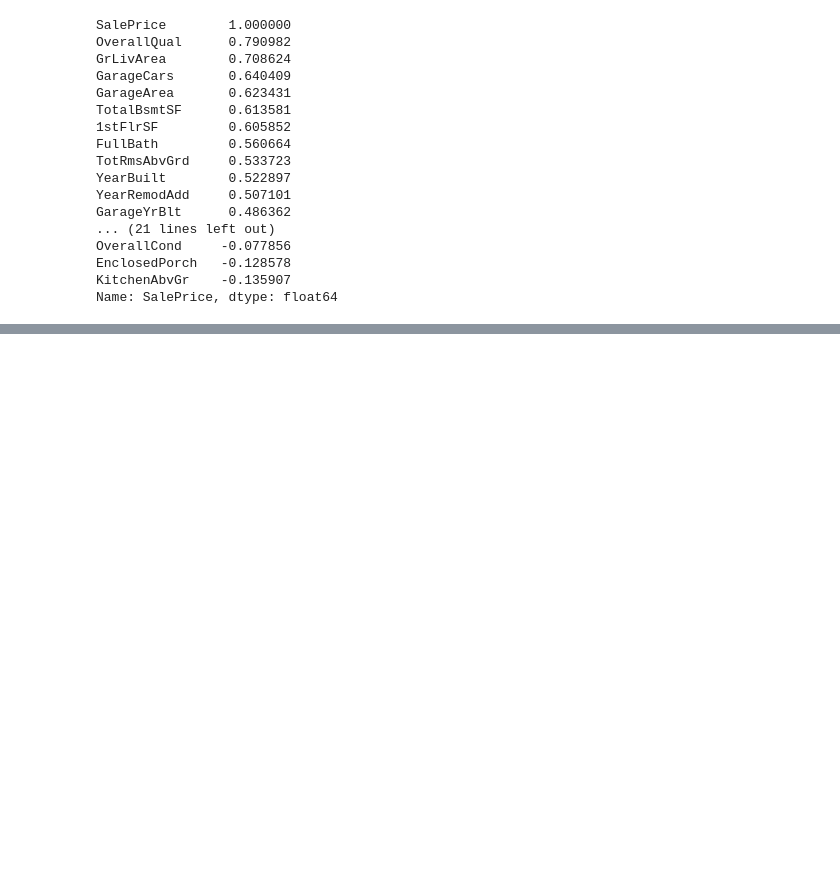
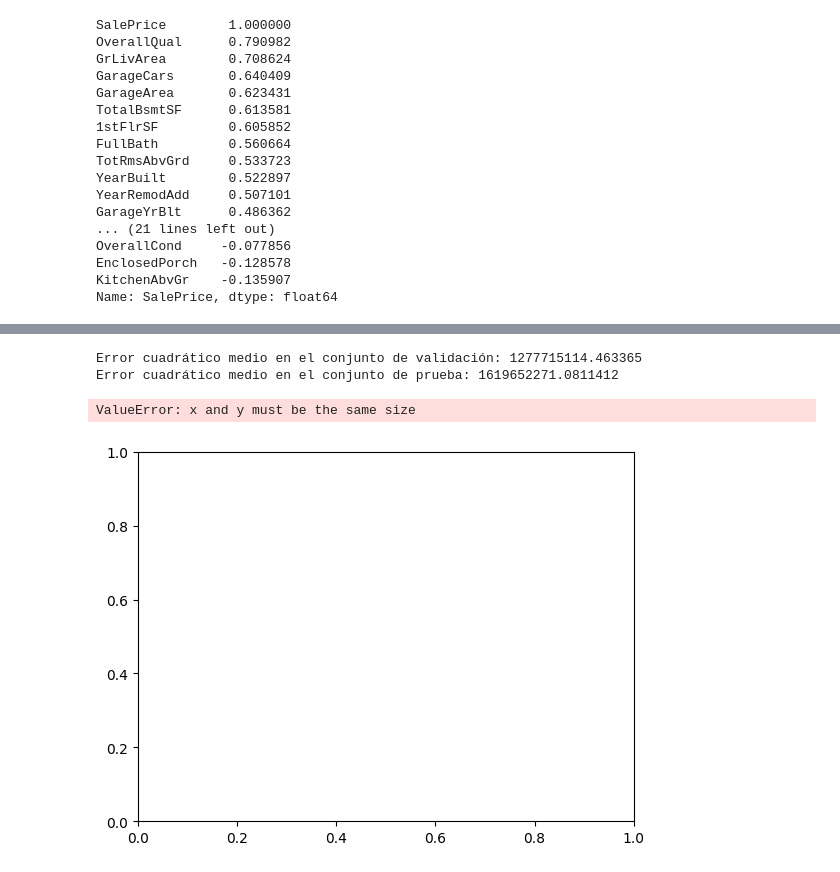
Before and after one commit to AGM54/HojaMiner-aKa, a Jupyter notebook: Model.ipynb, the cells around one changed output, grey strips where cells are left out. Drawn from its saved outputs; the diff is of its cells as text; code cells hidden in the pictures; blank space fills up the shorter version.

Commit message:
added model (has errors)

```diff
--- a/Model.ipynb
+++ b/Model.ipynb
@@ -105,0 +96,5 @@ Name: SalePrice, dtype: float64
+# %%
+# Filtrar las variables numéricas con correlación menor a 0.5 con SalePrice
+to_drop = saleprice_correlation[saleprice_correlation < 0.5].index.tolist()
+cleaned_df = numeric_df.drop(columns=to_drop)
+print(cleaned_df.columns)
@@ -105,0 +114,39 @@ Name: SalePrice, dtype: float64
+# %%
+# Dividir los datos en entrenamiento y prueba
+X_train, X_test, y_train, y_test = train_test_split(cleaned_df.drop(columns=['SalePrice']), cleaned_df['SalePrice'], test_size=0.2, random_state=42)
+
+# Dividir los datos de entrenamiento en entrenamiento y validación
+X_train, X_val, y_train, y_val = train_test_split(X_train, y_train, test_size=0.25, random_state=42)  # 0.25 x 0.8 = 0.2
+
+model = LinearRegression()
+model.fit(X_train, y_train)
+y_pred_val = model.predict(X_val)
+y_pred_test = model.predict(X_test)
+mse_val = mean_squared_error(y_val, y_pred_val)
+mse_test = mean_squared_error(y_test, y_pred_test)
+
+print("Error cuadrático medio en el conjunto de validación:", mse_val)
+print("Error cuadrático medio en el conjunto de prueba:", mse_test)
+# %% [output]
+Error cuadrático medio en el conjunto de validación: 1277715114.463365
+Error cuadrático medio en el conjunto de prueba: 1619652271.0811412
+# %%
+# Crear el gráfico de dispersión
+plt.scatter(X_val, y_val, color='blue', label='Datos de validación')
+
+# Crear la línea de regresión lineal
+plt.plot(X_val, y_pred_val, color='red', label='Línea de regresión')
+
+# Etiquetas y título
+plt.xlabel('Variable independiente')
+plt.ylabel('Variable dependiente')
+plt.title('Diagrama de dispersión con regresión lineal')
+
+# Mostrar la leyenda
+plt.legend()
+
+# Mostrar el gráfico
+plt.show()
+# %% [output]
+ValueError: x and y must be the same size
+[figure, added]
```
Also changed, not shown: parts of 6 cells of this notebook.
